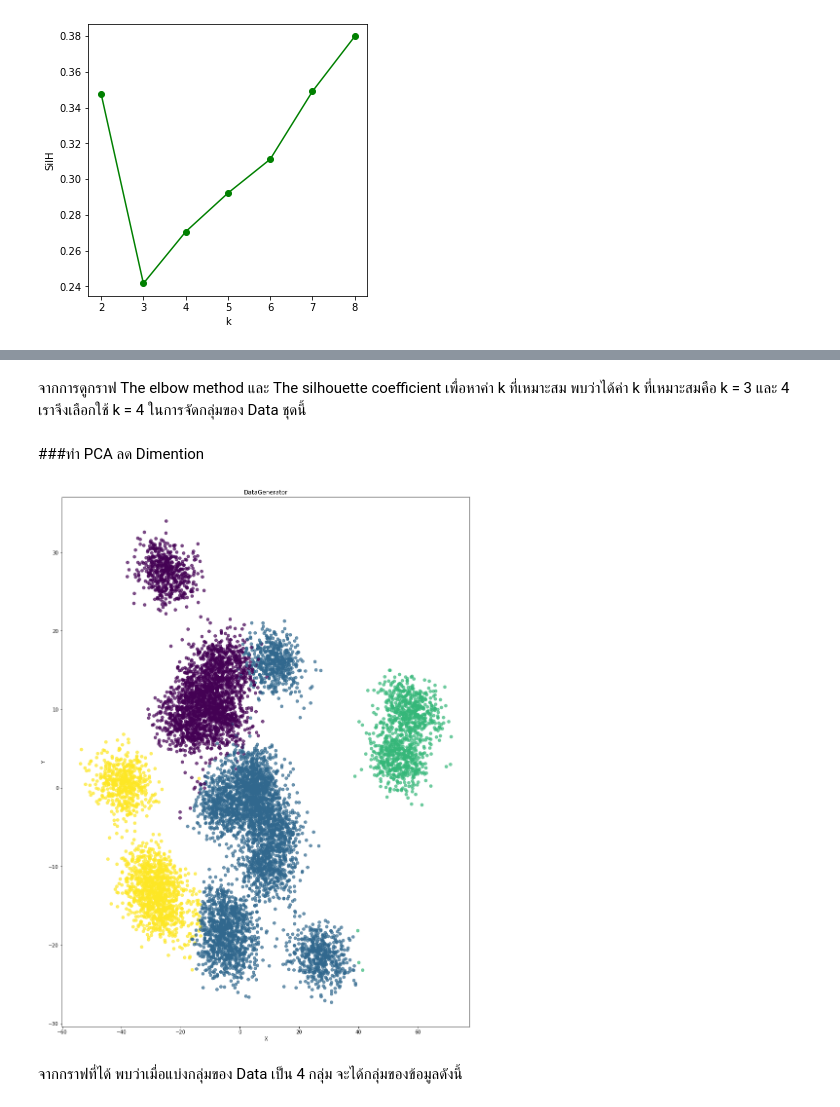
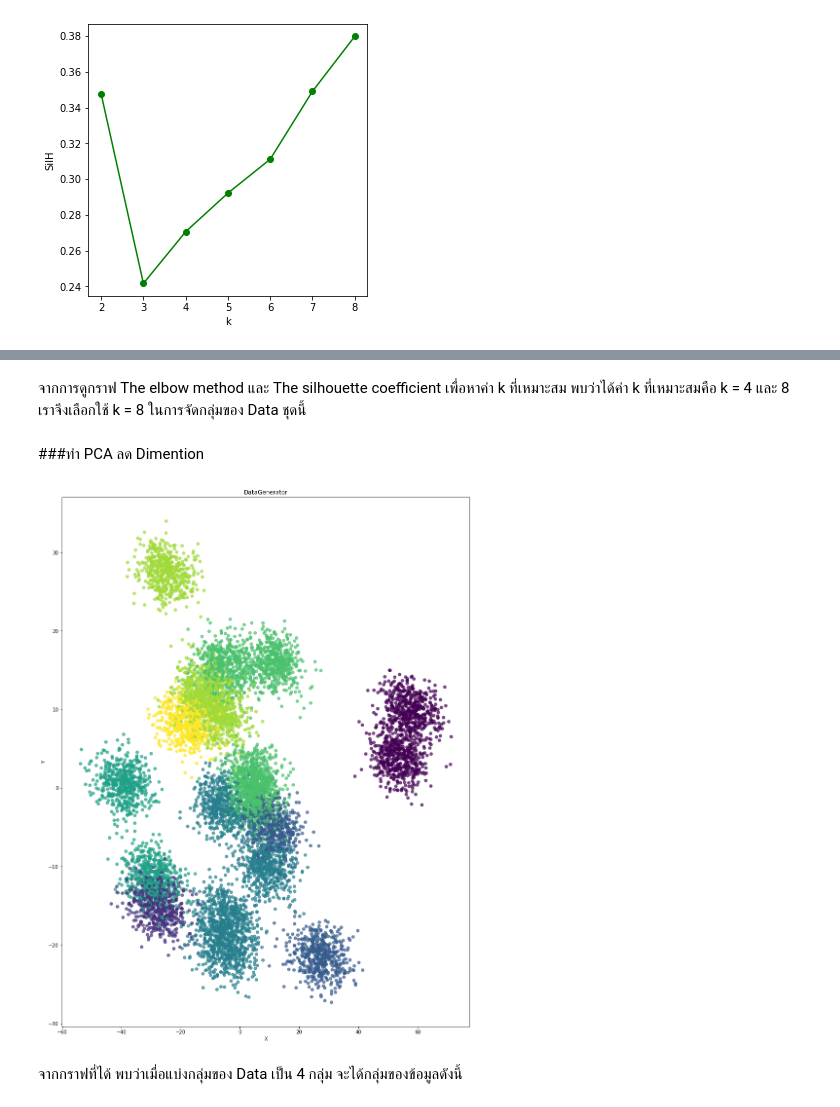
Before and after one commit to Kggzzz/Multivaririate, a Jupyter notebook: Multivariate_Exam.ipynb, the cells around one changed output, grey strips where cells are left out. Saved outputs shown, nothing was run; the diff lists cells and outputs as text; code cells hidden in the pictures.

```diff
--- a/Multivariate_Exam.ipynb
+++ b/Multivariate_Exam.ipynb
@@ -183,5 +183,5 @@ plt.ylabel('SilH');
 # %% [markdown]
-จากการดูกราฟ The elbow method และ The silhouette coefficient เพื่อหาค่า k ที่เหมาะสม พบว่าได้ค่า k ที่เหมาะสมคือ k = 3 และ 4 เราจึงเลือกใช้ k = 4 ในการจัดกลุ่มของ Data ชุดนี้
+จากการดูกราฟ The elbow method และ The silhouette coefficient เพื่อหาค่า k ที่เหมาะสม พบว่าได้ค่า k ที่เหมาะสมคือ k = 4 และ 8 เราจึงเลือกใช้ k = 8 ในการจัดกลุ่มของ Data ชุดนี้
 # %% [markdown]
 ###ทำ PCA ลด Dimention
 # %%
@@ -191,15 +191,15 @@ new_pca = pca.fit_transform(Data)
 # %%
 matplotlib.rcParams['figure.figsize']=[15,20] #ทำการเพิ่มขนาดของกราฟ เพื่อให้ดูการกระจายของข้อมูลได้ง่ายขึ้นและดูข้อมุลที่ซ้อนทับกันได้ง่ายขึ้น
 # %%
-kmeans = KMeans(n_clusters= 4)
+kmeans = KMeans(n_clusters= 8)
 kmeans.fit(Data)
 y = kmeans.predict(Data)
 plt.scatter(new_pca[:,0],new_pca[:,1],c=y,alpha=0.7)
 plt.title('DataGenerator')
 plt.xlabel('X')
 plt.ylabel('Y');
 # %% [output]
-[figure, old version]
+[figure, new version]
 # %% [markdown]
 จากกราฟที่ได้ พบว่าเมื่อแบ่งกลุ่มของ Data เป็น 4 กลุ่ม จะได้กลุ่มของข้อมูลดังนี้
 # %% [markdown]
```
Also changed, not shown: parts of 9 cells of this notebook.
